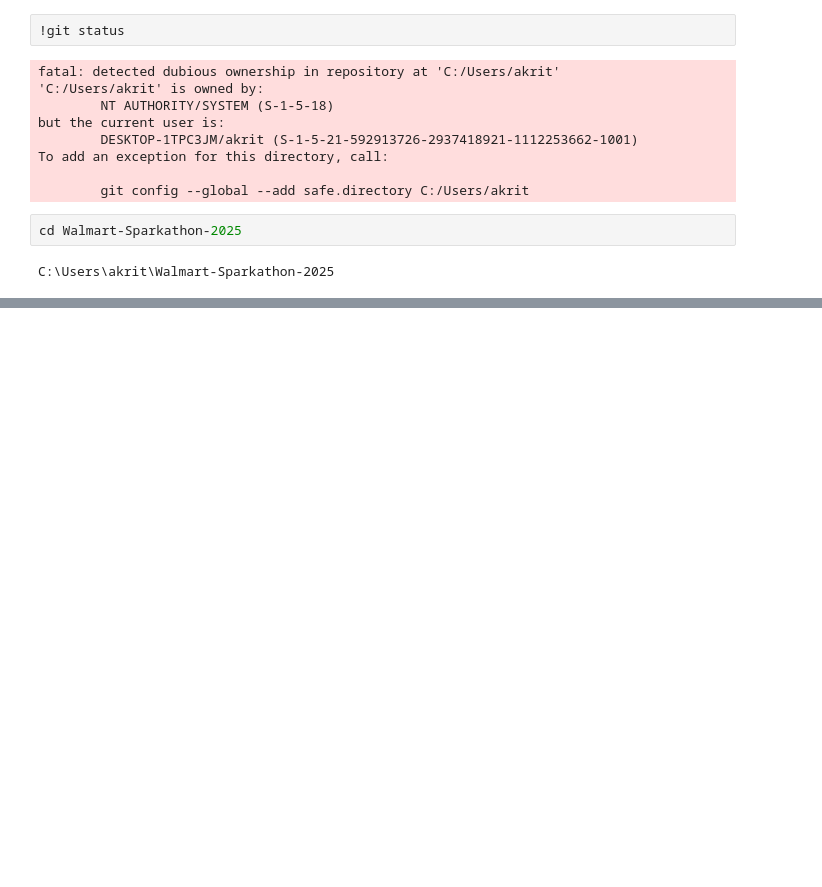
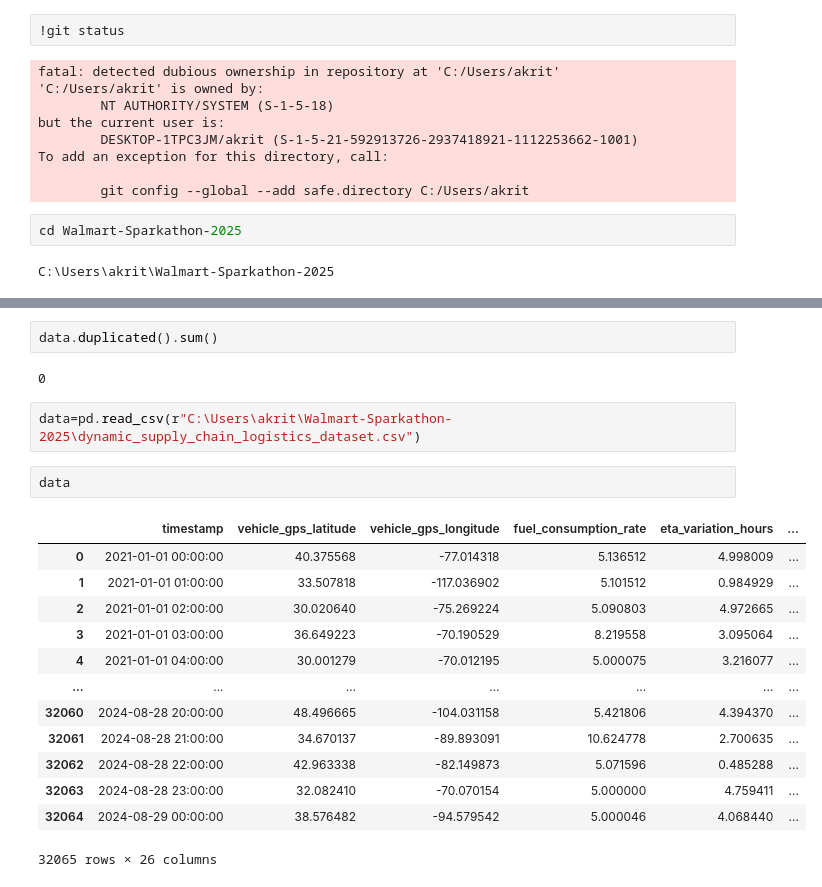
Before and after one commit to akriti404/Walmart-Sparkathon-2025, a Jupyter notebook: Delivery.ipynb, the cells around one changed output, grey strips where cells are left out. Drawn from its saved outputs; the diff is of its cells as text; blank space fills up the shorter version.

```diff
--- a/Delivery.ipynb
+++ b/Delivery.ipynb
@@ -23,0 +174,22 @@ fatal: pathspec 'Delivery.ipynb' did not match any files
+# %%
+data.duplicated().sum()
+# %% [output]
+0
+# %%
+data=pd.read_csv(r"C:\Users\akrit\Walmart-Sparkathon-2025\dynamic_supply_chain_logistics_dataset.csv")
+# %%
+data
+# %% [output]
+|  | timestamp | vehicle_gps_latitude | vehicle_gps_longitude | fuel_consumption_rate | eta_variation_hours | ... |
+| 0 | 2021-01-01 00:00:00 | 40.375568 | -77.014318 | 5.136512 | 4.998009 | ... |
+| 1 | 2021-01-01 01:00:00 | 33.507818 | -117.036902 | 5.101512 | 0.984929 | ... |
+| 2 | 2021-01-01 02:00:00 | 30.020640 | -75.269224 | 5.090803 | 4.972665 | ... |
+| 3 | 2021-01-01 03:00:00 | 36.649223 | -70.190529 | 8.219558 | 3.095064 | ... |
+| 4 | 2021-01-01 04:00:00 | 30.001279 | -70.012195 | 5.000075 | 3.216077 | ... |
+| ... | ... | ... | ... | ... | ... | ... |
+| 32060 | 2024-08-28 20:00:00 | 48.496665 | -104.031158 | 5.421806 | 4.394370 | ... |
+| 32061 | 2024-08-28 21:00:00 | 34.670137 | -89.893091 | 10.624778 | 2.700635 | ... |
+| 32062 | 2024-08-28 22:00:00 | 42.963338 | -82.149873 | 5.071596 | 0.485288 | ... |
+| 32063 | 2024-08-28 23:00:00 | 32.082410 | -70.070154 | 5.000000 | 4.759411 | ... |
+| 32064 | 2024-08-29 00:00:00 | 38.576482 | -94.579542 | 5.000046 | 4.068440 | ... |
+32065 rows × 26 columns
```
Also changed, not shown: parts of 49 cells of this notebook.
